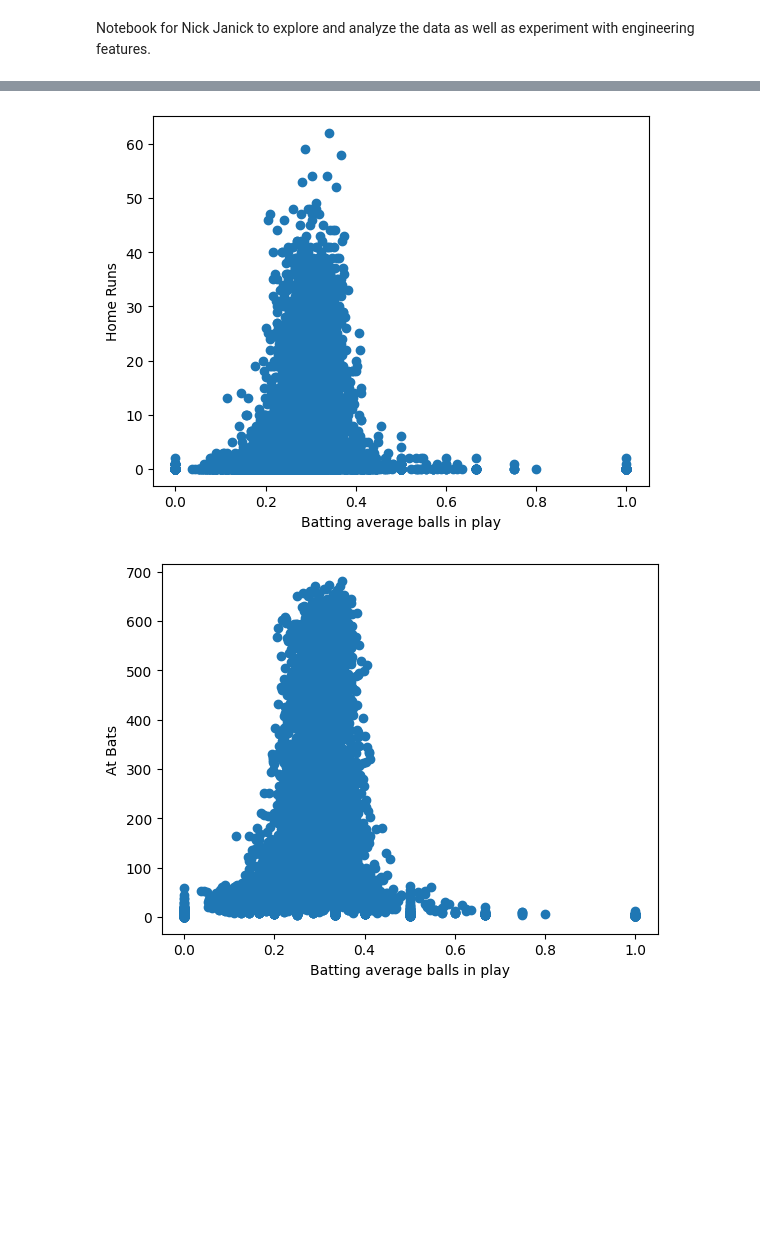
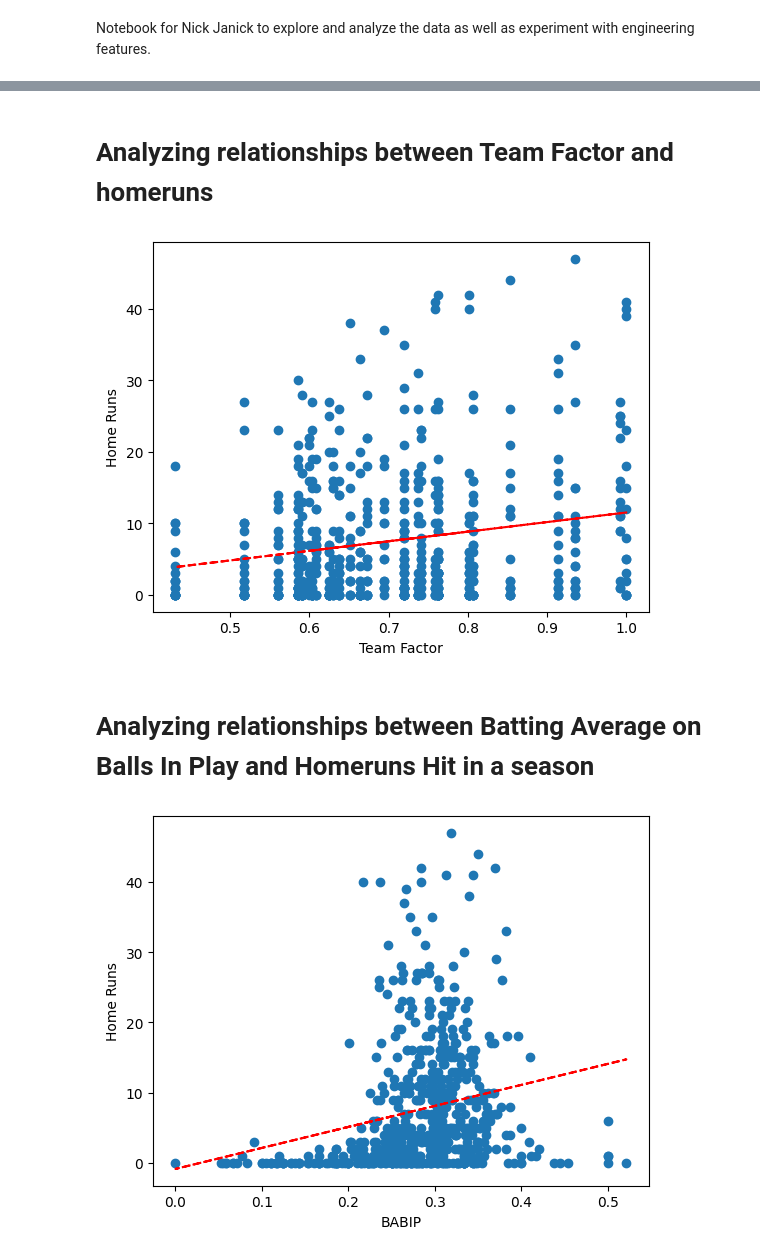
Before and after one commit to N-Janick/BE2100_HR_predictions_ML_project, a Jupyter notebook: notebooks/exploration/nick_j_notebook.ipynb, the cells around one changed output, grey strips where cells are left out. Cells and saved outputs as stored; diff of their text form; code cells hidden in the pictures; blank space fills up the shorter version.

Commit message:
Added notbook for training of multivariable linear regression model.
started py file for updated datascript

```diff
--- a/notebooks/exploration/nick_j_notebook.ipynb
+++ b/notebooks/exploration/nick_j_notebook.ipynb
@@ -35,2 +46,29 @@ This proposed feature will theoretically help to account for how a players home
 # %%
+# Loading the data set into a dataframe
+team_stats = pd.read_csv("../../data/raw/team_stats_2015.csv")
+
+# adding a column for team factor feature
+team_stats.insert(0, "tmFactor", 0)
+
+# populating the team factor column for each team
+for _ in team_stats:
+    team_stats["tmFactor"] = team_stats["HR"]/max(team_stats["HR"])
+
+# creating a dictionary of Team: team Factor
+team_factor = team_stats.set_index("Team")["tmFactor"].to_dict()
+
+# loading a season dataset and cleaning out some columns that are duplicates or
+# appear to be blank on many rows based on a quick scan in excel
+players =  pd.read_csv("../../data/raw/MLB_player_stats_2015.csv")
+players = players[players['PA'] >= 20]
+players = players.drop(columns=['Name.1', 'Team.1','UBR', 'wGDP', 'XBR'], axis=1)
+
+# adding and populating team factor column on player stats data set
+players.insert(0,  "tmFactor", 0)
+players["tmFactor"] = players["Team"].map(team_factor)
+
+# drop nan rows for team factor, will deal with missing values later
+
+players = players.dropna(subset = ['tmFactor'])
+players.head(20)
 # %% [output]
@@ -38,14 +100,34 @@ This proposed feature will theoretically help to account for how a players home
+# %% [markdown]
+# Analyzing relationships between Team Factor and homeruns
 # %%
-plt.scatter(players["BABIP"], players["HR"])
-plt.xlabel("Batting average balls in play")
+# assigning columns to variables to for scatter plot and trendline
+x = players["tmFactor"]
+y = players["HR"]
+z = np.polyfit(x, y, 1) # fits a linear polynomial
+p = np.poly1d(z)    # creates a polynomial function from coefficients from z
+
+
+plt.scatter(x,y)
+plt.plot(x, p(x), "r--")
+plt.xlabel("Team Factor")
 plt.ylabel("Home Runs")
 plt.show()
 # %% [output]
-[figure, old version]
+[figure, new version]
+# %% [markdown]
+# Analyzing relationships between Batting Average on Balls In Play and Homeruns Hit in a season
 # %%
-plt.scatter(players["BABIP"], players["AB"])
-plt.xlabel("Batting average balls in play")
-plt.ylabel("At Bats")
+# assigning columns to variables to for scatter plot and trendline
+x = players["BABIP"]
+y = players["HR"]
+z = np.polyfit(x, y, 1) # fits a linear polynomial
+p = np.poly1d(z)    # creates a polynomial function from coefficients from z
+
+
+plt.scatter(x,y)
+plt.plot(x, p(x), "r--")
+plt.xlabel("BABIP")
+plt.ylabel("Home Runs")
 plt.show()
 # %% [output]
-[figure, old version]
+[figure, new version]
```
Also changed, not shown: parts of 29 cells of this notebook, 3 other files.
